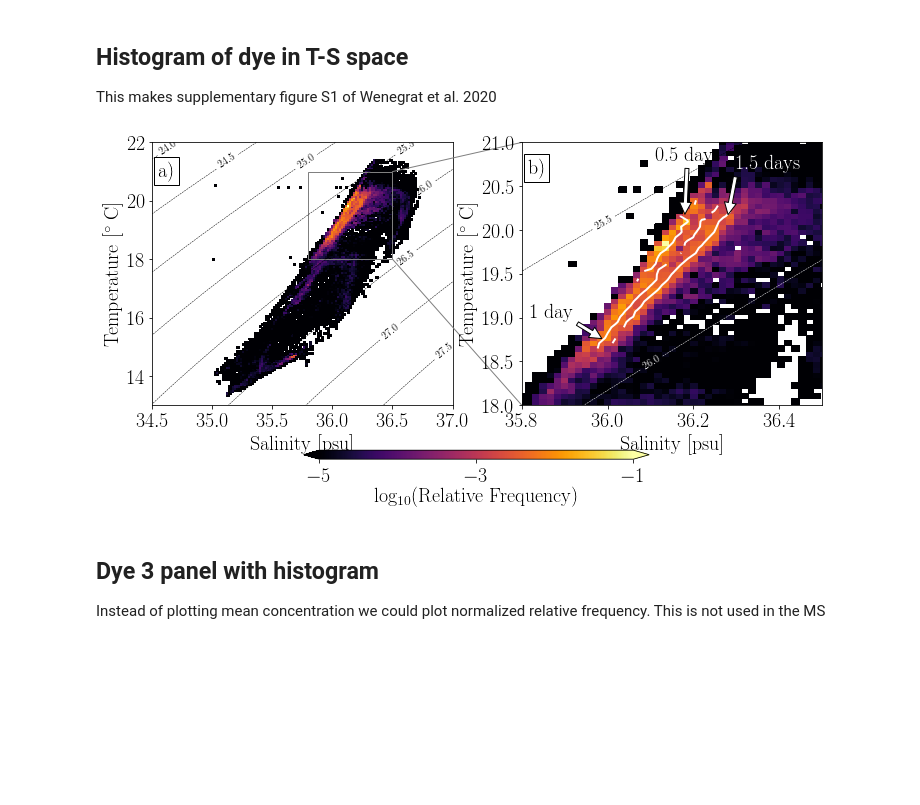
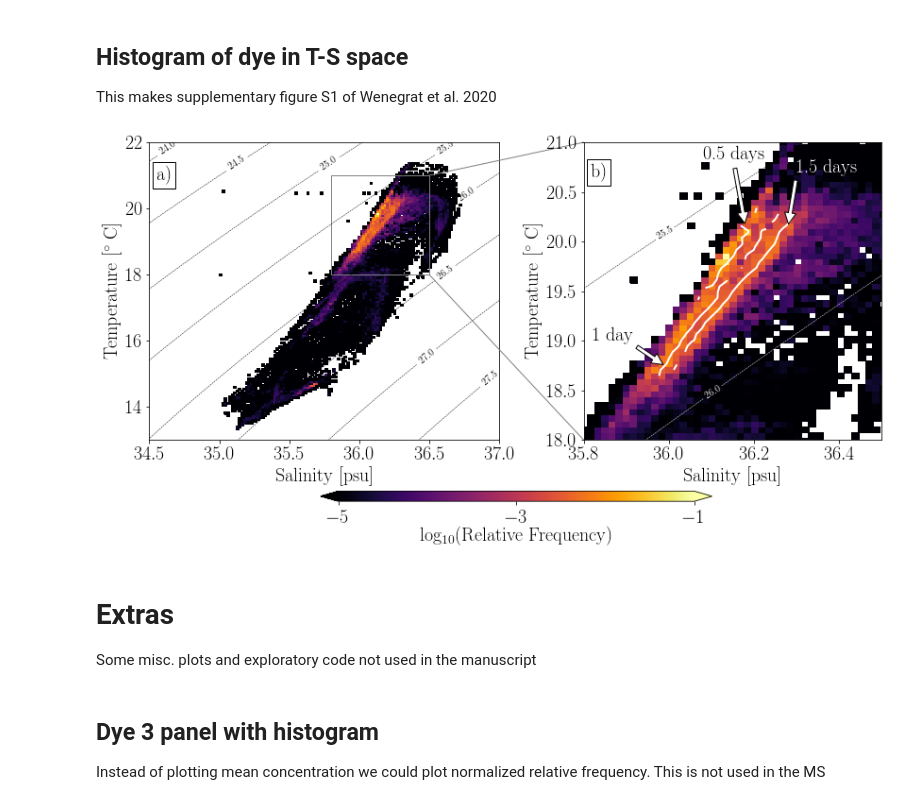
Before and after one commit to wenegrat/LATMIXDYE, a Jupyter notebook: DyePlotsManuscriptNotebook.ipynb, the cells around one changed output. Saved outputs shown, nothing was run; the diff lists cells and outputs as text; code cells hidden in the pictures; blank space fills up the shorter version.

Commit message:
Minor change to panel b in dye histogram.

```diff
--- a/DyePlotsManuscriptNotebook.ipynb
+++ b/DyePlotsManuscriptNotebook.ipynb
@@ -450,8 +450,8 @@ norm = 1
 # Calculate the dye weighted histogram
 H, xedges, yedges = np.histogram2d(S_ts[mask], T_ts[mask], weights=(fluorppb_ts[mask]/norm),   bins=(xedges, yedges), density=False)
 
-fig = plt.figure(figsize=(12, 5))
-
+#fig = plt.figure(figsize=(12, 5))
+fig = plt.figure(figsize=(12*1.2, 5*1.2))
 ###### CALCULATE HISTOGRAMS #######
 
 axhistot = plt.subplot2grid((2,4), (0,2), rowspan = 2, colspan=2)
@@ -509,58 +509,60 @@ tx = axinset.contour( 0.5*(xedges[1:]+xedges[0:-1]), 0.5*(yedges[1:]+yedges[:-1]
 CL1 = axinset.contour(X, Y, R,[25.5], colors='k', linestyles='dashed', linewidths=0.5)
 CL2 = axinset.contour(X, Y, R,[26], colors='w', linestyles='dashed', linewidths=0.5)
 
-#
+# formatting
 axinset.set_xlabel('Salinity [psu]')
 axinset.set_ylabel('Temperature [$^\circ$ C]')
 axinset.set_xlim(35.8, 36.5)
 axinset.set_ylim(18, 21)
 axinset.clabel(CL1, inline=1, fontsize=10, fmt='%1.1f', manual=[(36,20)])
 axinset.clabel(CL2, inline=1, fontsize=10, fmt='%1.1f', manual=[(36.1, 18.5)])
-
-#b.ax.xaxis.set_ticks_position('top')
-
+#ratio = (22-13)/(37-34.5)*(36.5-35.8)/(21-18)
+#ratio = 0.245
+ratio = (36.5-35.8)/(21-18) # Panel A is square, this gives the appropriate ratio to panel B
+axinset.set_aspect(ratio) #sets the height to width ratio to 1.5.
+# Draw the connecting lines between the subplots
 con = ConnectionPatch(xyA=(36.5, 21), xyB=(35.8, 21), coordsA="data", coordsB="data",
                       axesA=axhisto, axesB=axinset, color="0.5")
 axinset.add_artist(con)
 
 con = ConnectionPatch(xyA=(36.5, 18), xyB=(35.8, 18), coordsA="data", coordsB="data",
                       axesA=axhisto, axesB=axinset, color="0.5")
 axinset.add_artist(con)
 
-axinset.annotate('0.5 days', xy=(36.18, 20.15), xytext=(36.11, 20.8),color='k',
+axinset.annotate('0.5 days', xy=(36.18, 20.15), xytext=(36.0811, 20.825),color='k', horizontalalignment='left',
             arrowprops=dict(facecolor='w', shrink=0.05),
             )
 
 axinset.annotate('1 day', xy=(35.99, 18.75), xytext=(35.82, 19),color='k',
             arrowprops=dict(facecolor='w', shrink=0.05),
             )
 axinset.annotate('1.5 days', xy=(36.28, 20.15), xytext=(36.3, 20.7),color='w',
             arrowprops=dict(facecolor='w', shrink=0.05),
             )
 
-plt.subplots_adjust(wspace=0.6)
+plt.subplots_adjust(wspace=0.4)
 axinset.text(35.815, 20.65 ,'b)', color='k', size=20, bbox=dict(facecolor='w', edgecolor='k'))
 
 
 
-#fig.colorbar(ix,  ax=[axhisto, axinset], orientation='horizontal')
-#ax_cbar1 = fig.add_axes([0.3, 0, 0.4, 0.1])
+# Adjust spacing, add subplot, and save if desired
+
 fig.subplots_adjust(bottom=0.15)
 
 ax_cbar1 = fig.add_axes([0.3, 0, 0.4, 0.025])
 cb = plt.colorbar(ix, cax=ax_cbar1, orientation='horizontal', extend='both', pad=5)
 #axs['5'].contour(jd, sd, grid_surf_rho, 5)
 cb.set_ticks([-5,  -3,  -1])
 #cb = plt.colorbar(ix, extend='both')
 cb.set_label('log$_{10}$(Relative Frequency)')
 
-#axs['5'].set_xlim([64.75, 67])
-#axsurf.set_ylim(-10, 10)
-#plt.scatter(S_ts[mask], T_ts[mask], c=np.log10(fluorppb_ts[mask]/norm), s=1)
-#plt.savefig('/home/jacob/Dropbox/GulfStreamDye/LATMIXSCIENCE/DyeDensity.pdf', bbox_inches='tight')
-#plt.savefig('/data/pacific/jacob/LATMIXDYE/NEWFIGS/DyeDensity_REV.pdf', bbox_inches='tight')
+plt.savefig('/data/pacific/jacob/LATMIXDYE/NEWFIGS/DyeDensity_REV.pdf', bbox_inches='tight')
 # %% [output]
-[figure, old version]
+[figure, new version]
+# %% [markdown]
+# Extras
+
+Some misc. plots and exploratory code not used in the manuscript
 # %% [markdown]
 ## Dye 3 panel with histogram
 Instead of plotting mean concentration we could plot normalized relative frequency.
```
Also changed, not shown: parts of 1 cell of this notebook.
